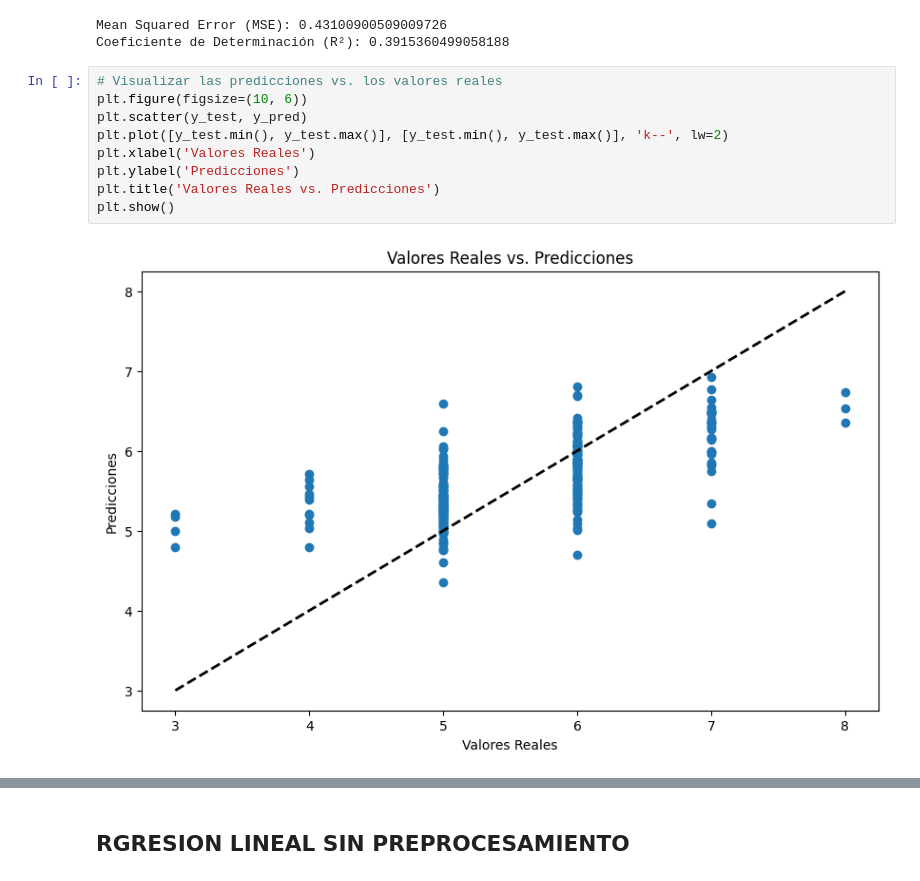
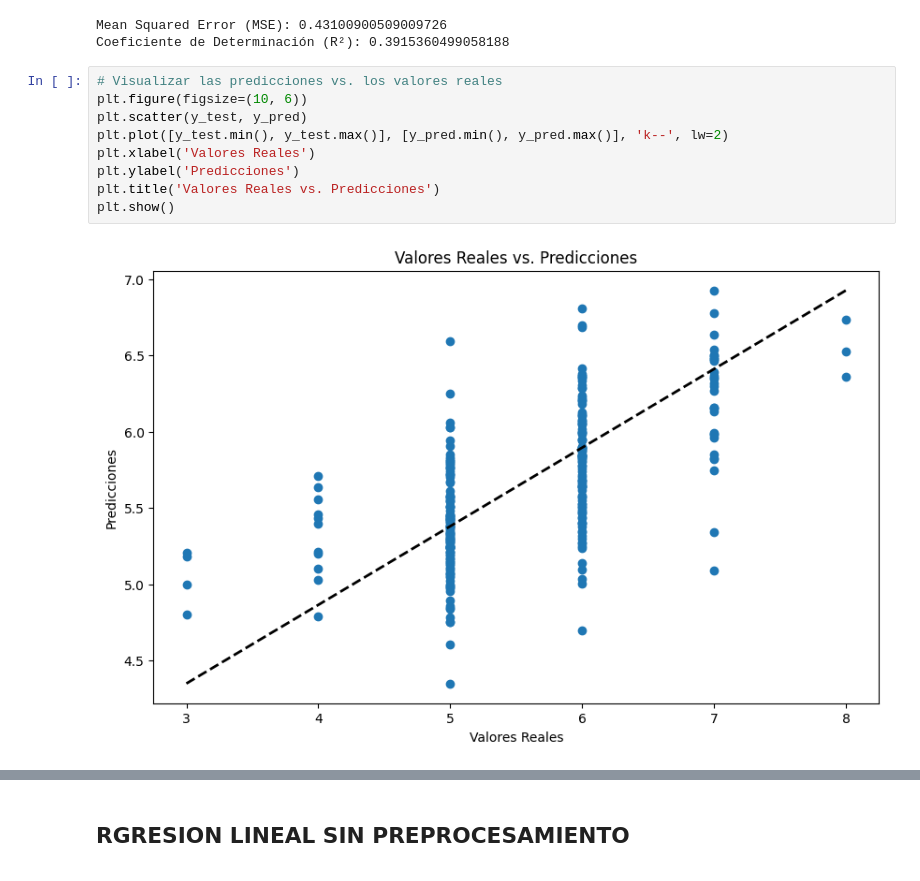
Before and after one commit to JGIOVANNIE/Cancer_reg_lineal, a Jupyter notebook: red-wine-quality.ipynb, the cells around one changed output, grey strips where cells are left out. Saved outputs shown, nothing was run; the diff lists cells and outputs as text.

```diff
--- a/red-wine-quality.ipynb
+++ b/red-wine-quality.ipynb
@@ -206,14 +206,14 @@ Coeficiente de Determinación (R²): 0.3915360499058188
 # %%
 # Visualizar las predicciones vs. los valores reales
 plt.figure(figsize=(10, 6))
 plt.scatter(y_test, y_pred)
-plt.plot([y_test.min(), y_test.max()], [y_test.min(), y_test.max()], 'k--', lw=2)
+plt.plot([y_test.min(), y_test.max()], [y_pred.min(), y_pred.max()], 'k--', lw=2)
 plt.xlabel('Valores Reales')
 plt.ylabel('Predicciones')
 plt.title('Valores Reales vs. Predicciones')
 plt.show()
 # %% [output]
-[figure, old version]
+[figure, new version]
 # %%
 df_test = df.copy()
 df_test = df_test.sample(frac=0.8)
```
Also changed, not shown: parts of 17 cells of this notebook, 1 other file.
